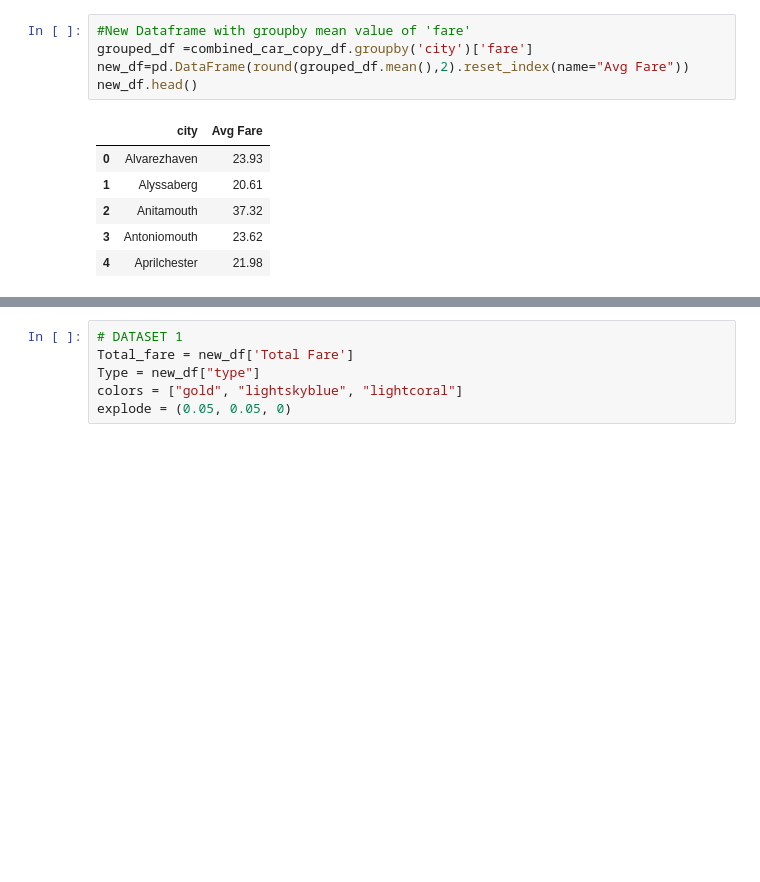
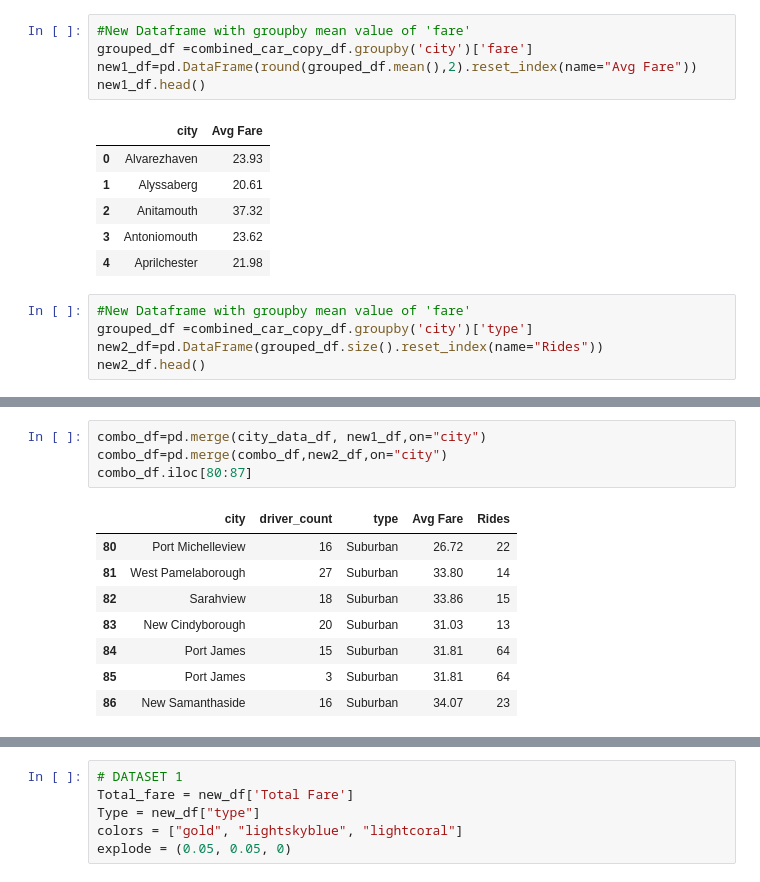
Before and after one commit to ronamadthis/PyCarRide, a Jupyter notebook: PyCar.ipynb, the cells around one changed output, grey strips where cells are left out. Saved outputs shown, nothing was run; the diff lists cells and outputs as text; blank space fills up the shorter version.

```diff
--- a/PyCar.ipynb
+++ b/PyCar.ipynb
@@ -79,8 +60,8 @@ Name: driver_count, dtype: object
 # %%
 #New Dataframe with groupby mean value of 'fare'
 grouped_df =combined_car_copy_df.groupby('city')['fare']
-new_df=pd.DataFrame(round(grouped_df.mean(),2).reset_index(name="Avg Fare"))
-new_df.head()
+new1_df=pd.DataFrame(round(grouped_df.mean(),2).reset_index(name="Avg Fare"))
+new1_df.head()
 # %% [output]
 |  | city | Avg Fare |
 | 0 | Alvarezhaven | 23.93 |
@@ -88,3 +69,8 @@ new_df.head()
 | 2 | Anitamouth | 37.32 |
 | 3 | Antoniomouth | 23.62 |
 | 4 | Aprilchester | 21.98 |
+# %%
+#New Dataframe with groupby mean value of 'fare'
+grouped_df =combined_car_copy_df.groupby('city')['type']
+new2_df=pd.DataFrame(grouped_df.size().reset_index(name="Rides"))
+new2_df.head()
@@ -90,0 +84,13 @@ new_df.head()
+# %%
+combo_df=pd.merge(city_data_df, new1_df,on="city")
+combo_df=pd.merge(combo_df,new2_df,on="city")
+combo_df.iloc[80:87]
+# %% [output]
+|  | city | driver_count | type | Avg Fare | Rides |
+| 80 | Port Michelleview | 16 | Suburban | 26.72 | 22 |
+| 81 | West Pamelaborough | 27 | Suburban | 33.80 | 14 |
+| 82 | Sarahview | 18 | Suburban | 33.86 | 15 |
+| 83 | New Cindyborough | 20 | Suburban | 31.03 | 13 |
+| 84 | Port James | 15 | Suburban | 31.81 | 64 |
+| 85 | Port James | 3 | Suburban | 31.81 | 64 |
+| 86 | New Samanthaside | 16 | Suburban | 34.07 | 23 |
```
Also changed, not shown: parts of 25 cells of this notebook.
